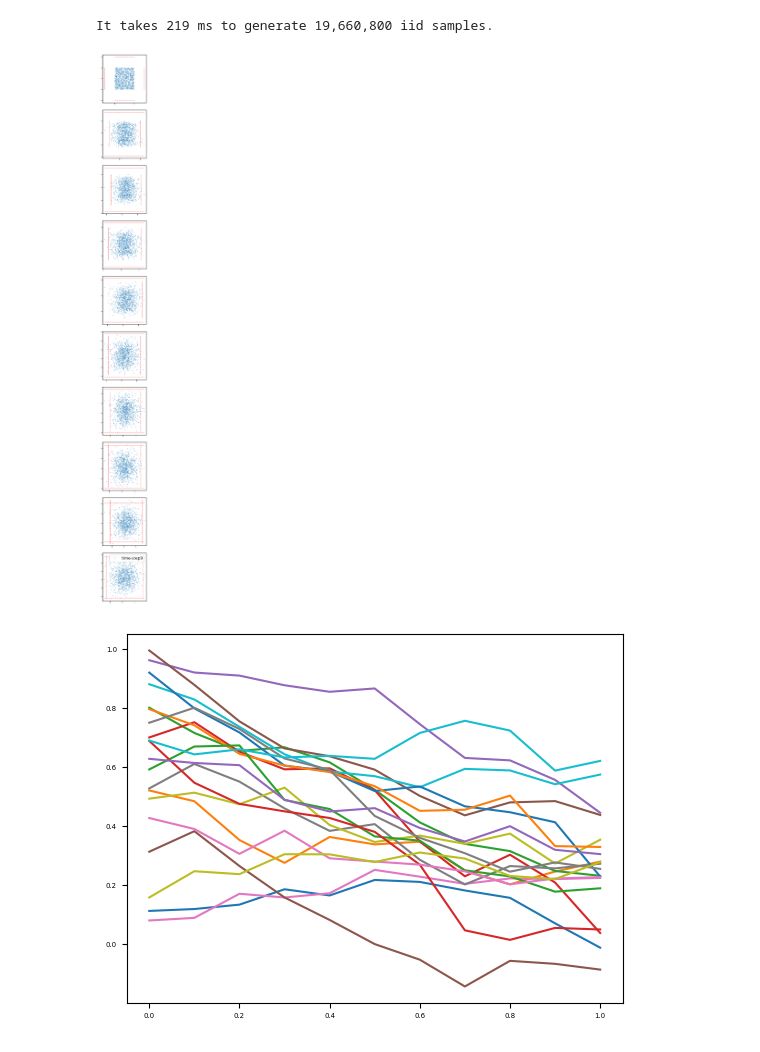
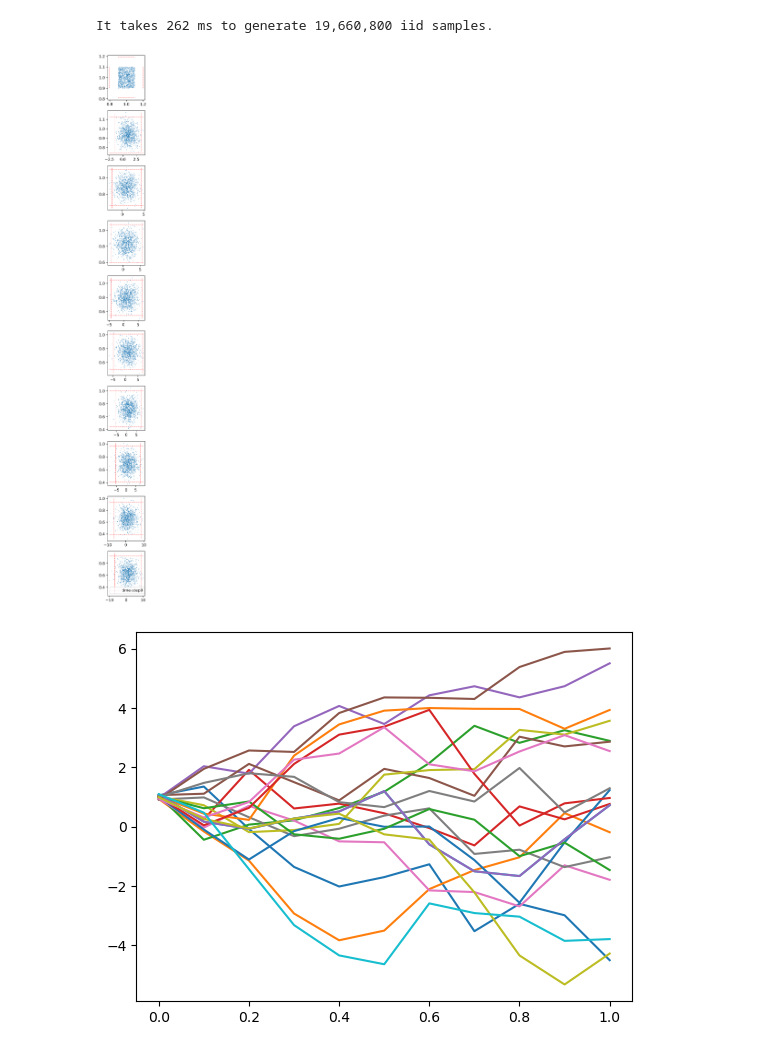
Before and after one commit to arashfahim/reduction-method-for-fully-nonlinear-PDEs, a Jupyter notebook: sample_tracking.ipynb, the cells around one changed output. Cells and saved outputs as stored; diff of their text form; code cells hidden in the pictures.

Commit message:
New runs with a important bug fixed.
I am stupid! I changed the custom_diff to a general d by d equation. But, I forgot that the diffusion of volatility processed too.

```diff
--- a/sample_tracking.ipynb
+++ b/sample_tracking.ipynb
@@ -12,13 +12,13 @@ import samplepaths as sp
 # %%
 pde_params={'dim':2,
                 'kappa':[0.,1.,0.8,0.6,0.4,0.5,0.3,0.2,0.1,0.7], # The first kappa=0 because the drift of wealth process is zero
-                'theta':[0.,0.1,0.2,0.3,0.4,0.5,0.4,0.3,0.2,0.1],
+                'theta':[0.,0.4,0.2,0.3,0.4,0.5,0.4,0.3,0.2,0.1],
                 # 'nu':[0.02,0.015,0.11,0.12,0.01,0.013,0.14,0.14,0.01], #Hung's params
                 'nu':[0.2,0.15,0.11,0.12,0.1,0.13,0.14,0.14,0.1], # we do not like vanishing diffusion coefficient
                 # 'lb':torch.tensor([0.,0.15,0.11,0.12,0.13,0.15,0.11,0.12,0.13,0.15]).to(device),   Hung's params
-                'lb':[0.,1.15,1.11,0.12,0.13,0.15,0.11,0.12,0.13,0.15], # New params Make closed form solution more sensitive to time
+                'lb':[0.,1.5,1.11,0.12,0.13,0.15,0.11,0.12,0.13,0.15], # New params Make closed form solution more sensitive to time
                 'rho':[0.,0.0,0.0,0.0,0.0,0.0,0.0,0.0,0.0,0.0],
-                'eta':1.,
+                'eta':0.5,
                 'T': 1.,#torch.tensor([1.]).to(device),
     }
 t0 = time.time()
@@ -31,15 +31,15 @@ print("It takes {:.0f} ms to generate {:,} iid samples.".format(round(1000*(time
 sim_params={'num_samples':2**10,
         'num_time_intervals': 10,
         'iid':iid,
-        'start' : 0.0,
-        'end' : 1.0,
+        'start' : 0.9,
+        'end' : 1.1,
         'num_neurons':6
         }
 # %% [output]
-It takes 219 ms to generate 19,660,800 iid samples.
+It takes 262 ms to generate 19,660,800 iid samples.
 # %%
 mu = cf.OU_drift_semi(pde_params)
-rand_diff = torch.tensor([1.5])
+rand_diff = torch.tensor([3.])
 sigma = cf.custom_diff(pde_params,rand_diff)
 # %%
 data = sp.data_gen(sigma,mu,pde_params,sim_params)
@@ -62,12 +62,12 @@ plt.tight_layout();
 mpl.rc('xtick', labelsize=10)
 mpl.rc('ytick', labelsize=10)
 # %% [output]
-[figure, old version]
+[figure, new version]
 # %%
 for i in np.random.randint(0, data.x.shape[0], 20):
-    plt.plot(data.x[i,0,:],data.x[i,2,:])
+    plt.plot(data.x[i,0,:],data.x[i,1,:])
 # %% [output]
-[figure, old version]
+[figure, new version]
 # %%
 plt.scatter(data.sigmadw[:,0,-1],data.sigmadw[:,1,-1]);
 # %% [output]
```
Also changed, not shown: parts of 2 cells of this notebook, 46 other files.
